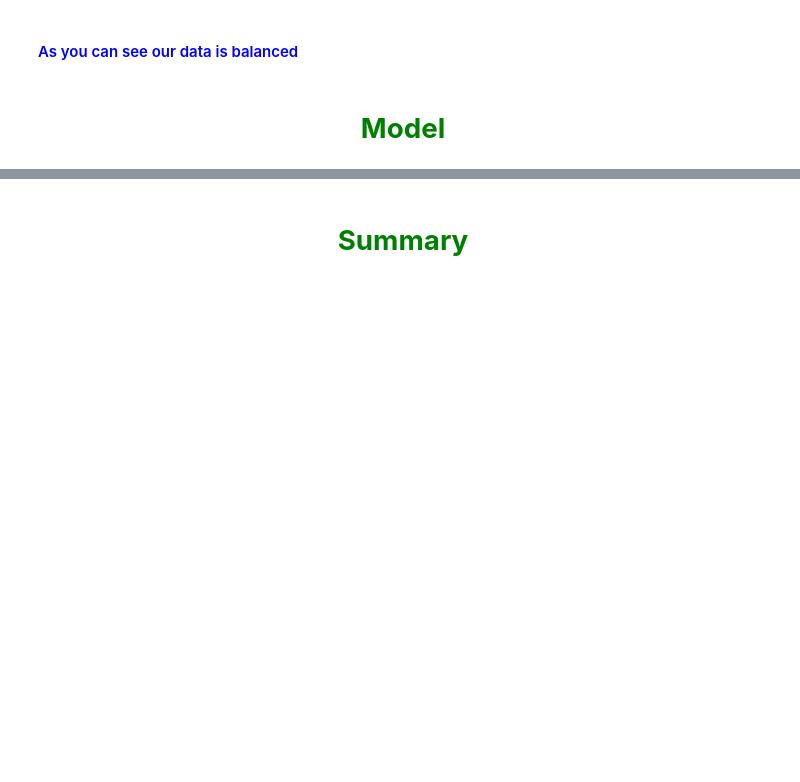
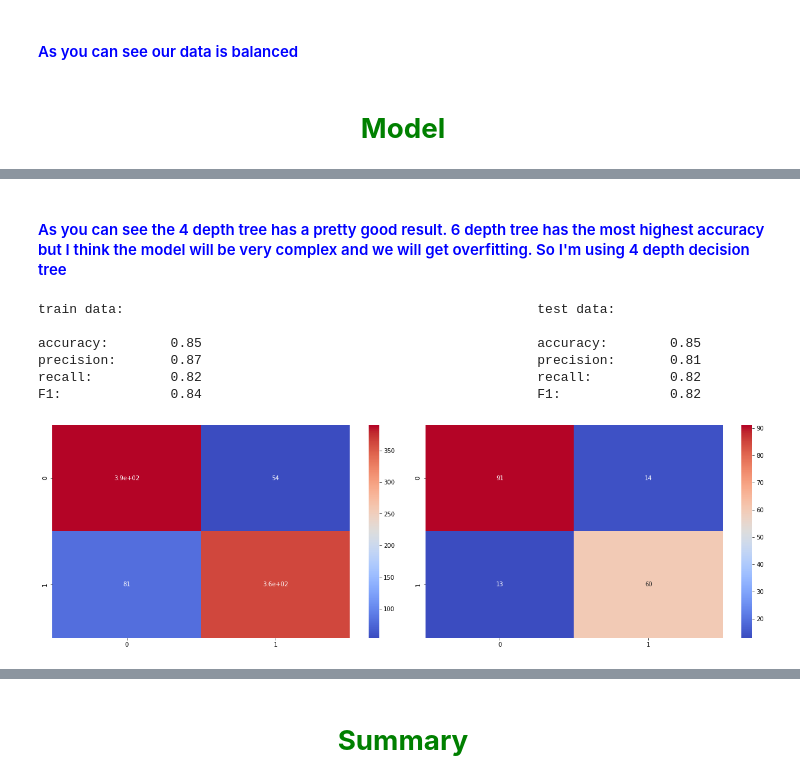
Before and after one commit to RRaphaell/kaggle_titanic, a Jupyter notebook: titanic_survival_prediction.ipynb, the cells around one changed output, grey strips where cells are left out. Drawn from its saved outputs; the diff is of its cells as text; code cells hidden in the pictures; blank space fills up the shorter version.

Commit message:
add modeling

```diff
--- a/titanic_survival_prediction.ipynb
+++ b/titanic_survival_prediction.ipynb
@@ -339,0 +397,19 @@ y_train = y_train_s
+# %% [markdown]
+#### <span style="color:blue"> As you can see the 4 depth tree has a pretty good result. 6 depth tree has the most highest accuracy but I think the model will be very complex and we will get overfitting. So I'm using 4 depth decision tree
+# %%
+decision_tree = DecisionTreeClassifier(max_depth=4)
+
+decision_tree.fit(X_train, y_train)
+
+predict_val = decision_tree.predict(X_val)
+predict_train = decision_tree.predict(X_train)
+# %%
+classification_metrics(y_train, predict_train, y_val, predict_val, True)
+# %% [output]
+train data:                                                     test data:
+
+accuracy:        0.85                                           accuracy:        0.85
+precision:       0.87                                           precision:       0.81
+recall:          0.82                                           recall:          0.82
+F1:              0.84                                           F1:              0.82
+[figure, added]
```
Also changed, not shown: parts of 16 cells of this notebook.
